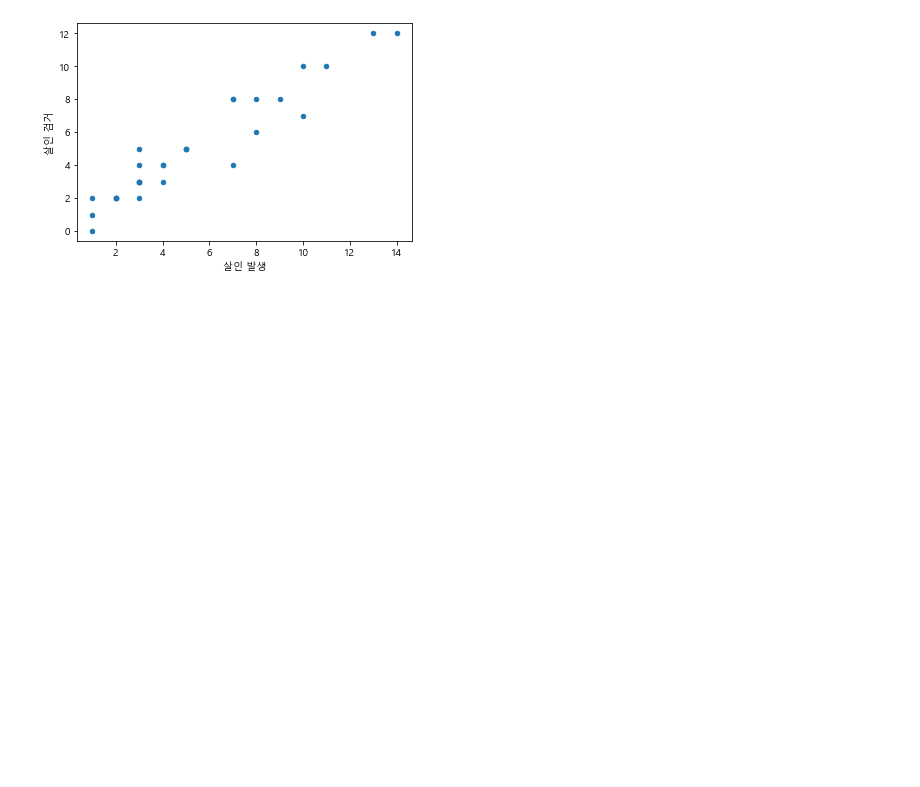
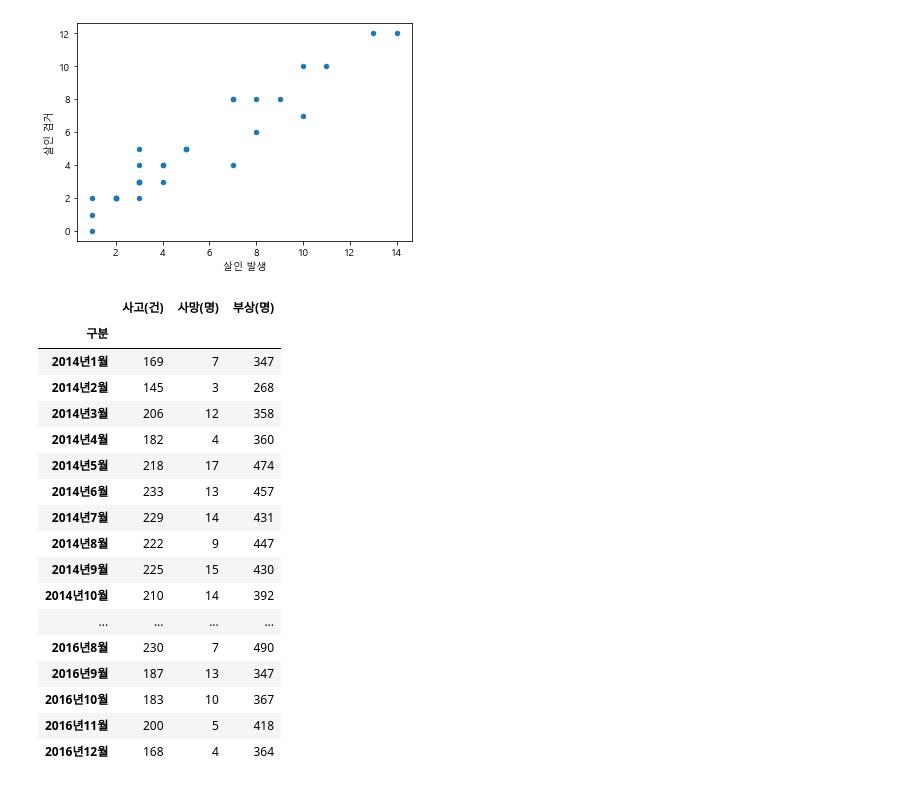
Before and after one commit to shinwoejin/Python, a Jupyter notebook: 9월 파이썬수업/파이썬시각화/matplotlib/matplotlib2.ipynb, the cells around one changed output. Cells and saved outputs as stored; diff of their text form; code cells hidden in the pictures; blank space fills up the shorter version.

```diff
--- a/9월 파이썬수업/파이썬시각화/matplotlib/matplotlib2.ipynb
+++ b/9월 파이썬수업/파이썬시각화/matplotlib/matplotlib2.ipynb
@@ -52,0 +53,23 @@ data3 = pd.read_csv('2016년 졸음운전 교통사고.csv',encoding='euc-kr',in
+# %%
+data = pd.concat([data1, data2,data3])
+data.set_index('구분',inplace=True) #inplace=True 이상태로 저장하겠다는뜻
+data
+# %% [output]
+|  | 사고(건) | 사망(명) | 부상(명) |
+| 구분 |  |  |  |
+| 2014년1월 | 169 | 7 | 347 |
+| 2014년2월 | 145 | 3 | 268 |
+| 2014년3월 | 206 | 12 | 358 |
+| 2014년4월 | 182 | 4 | 360 |
+| 2014년5월 | 218 | 17 | 474 |
+| 2014년6월 | 233 | 13 | 457 |
+| 2014년7월 | 229 | 14 | 431 |
+| 2014년8월 | 222 | 9 | 447 |
+| 2014년9월 | 225 | 15 | 430 |
+| 2014년10월 | 210 | 14 | 392 |
+| ... | ... | ... | ... |
+| 2016년8월 | 230 | 7 | 490 |
+| 2016년9월 | 187 | 13 | 347 |
+| 2016년10월 | 183 | 10 | 367 |
+| 2016년11월 | 200 | 5 | 418 |
+| 2016년12월 | 168 | 4 | 364 |
```
Also changed, not shown: parts of 8 cells of this notebook, 6 other files.
